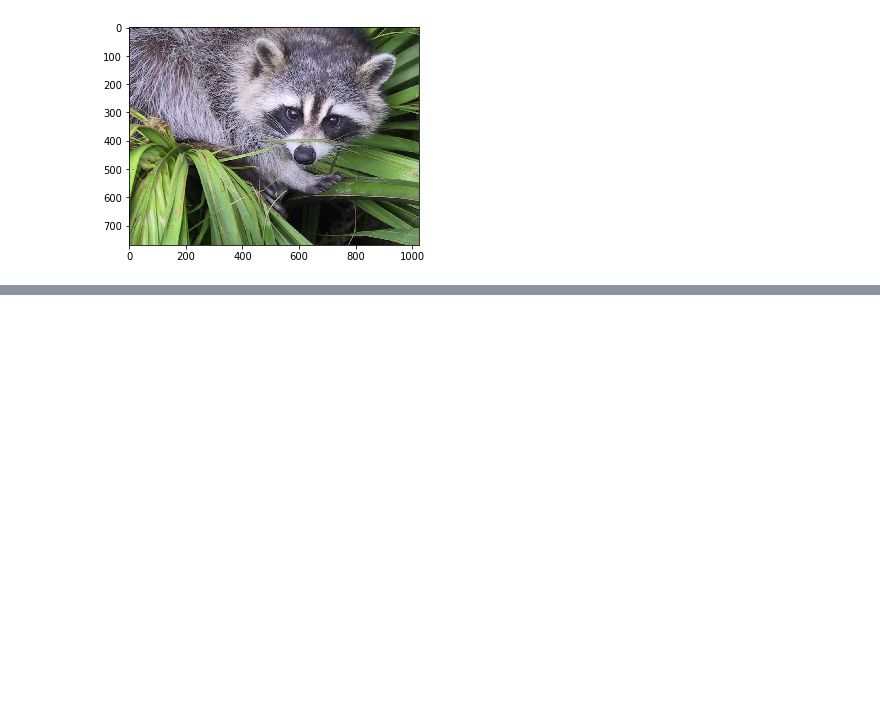
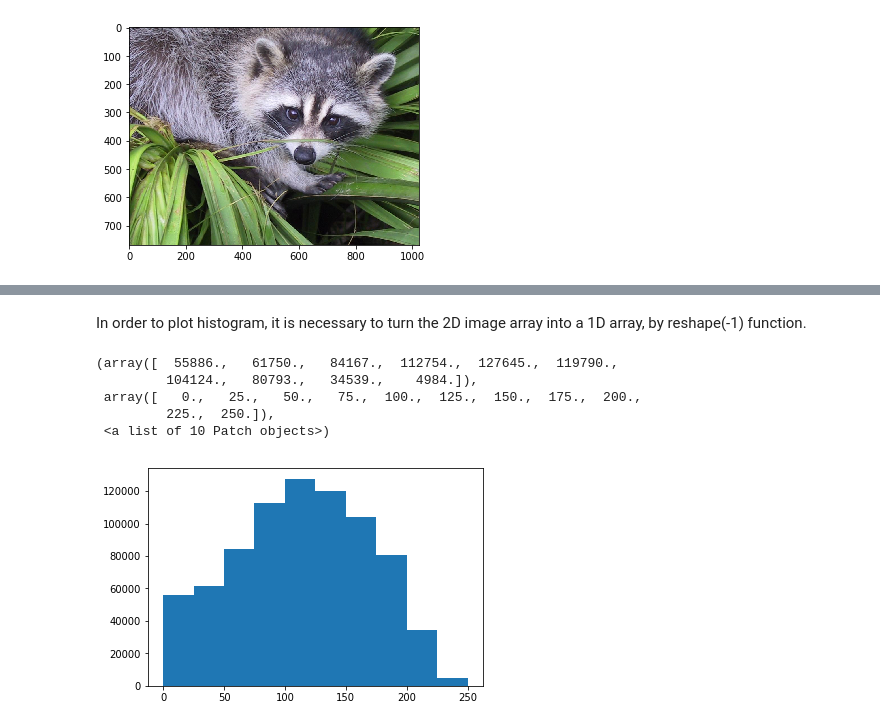
Before and after one commit to dx100/Lewy-learn, a Jupyter notebook: ImageProcessing/dxttt1.ipynb, the cells around one changed output, grey strips where cells are left out. Cells and saved outputs as stored; diff of their text form; code cells hidden in the pictures; blank space fills up the shorter version.

```diff
--- a/ImageProcessing/dxttt1.ipynb
+++ b/ImageProcessing/dxttt1.ipynb
@@ -16,0 +51,11 @@ plt.imshow(f)
+# %% [markdown]
+In order to plot histogram, it is necessary to turn the 2D image array into a 1D array, by reshape(-1) function.
+# %%
+plt.hist(face.reshape(-1))
+# %% [output]
+(array([  55886.,   61750.,   84167.,  112754.,  127645.,  119790.,
+         104124.,   80793.,   34539.,    4984.]),
+ array([   0.,   25.,   50.,   75.,  100.,  125.,  150.,  175.,  200.,
+         225.,  250.]),
+ <a list of 10 Patch objects>)
+[figure, added]
```
Also changed, not shown: parts of 7 cells of this notebook, 2 other files.
